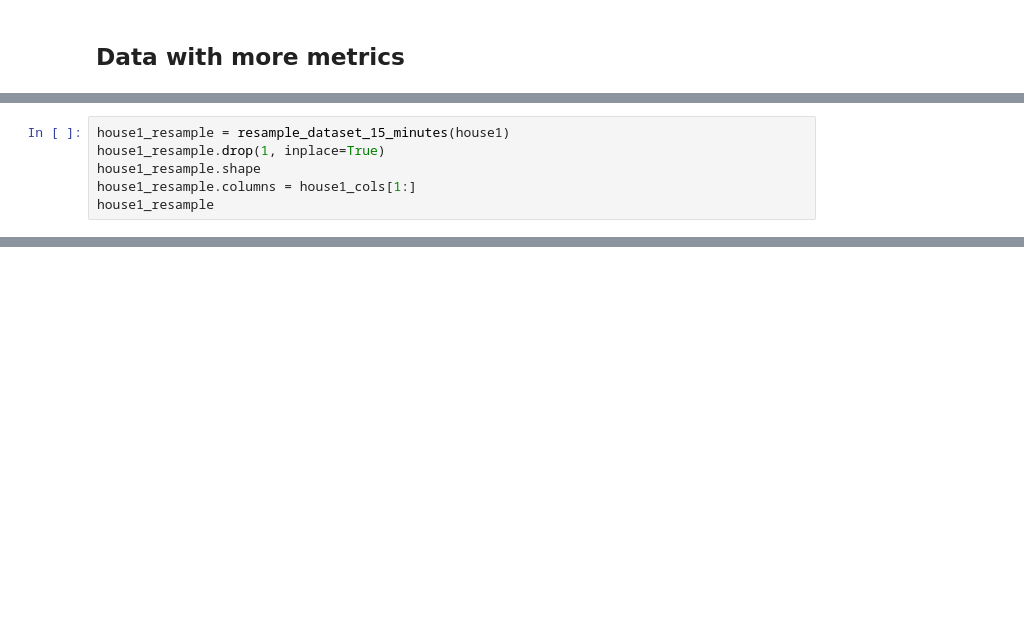
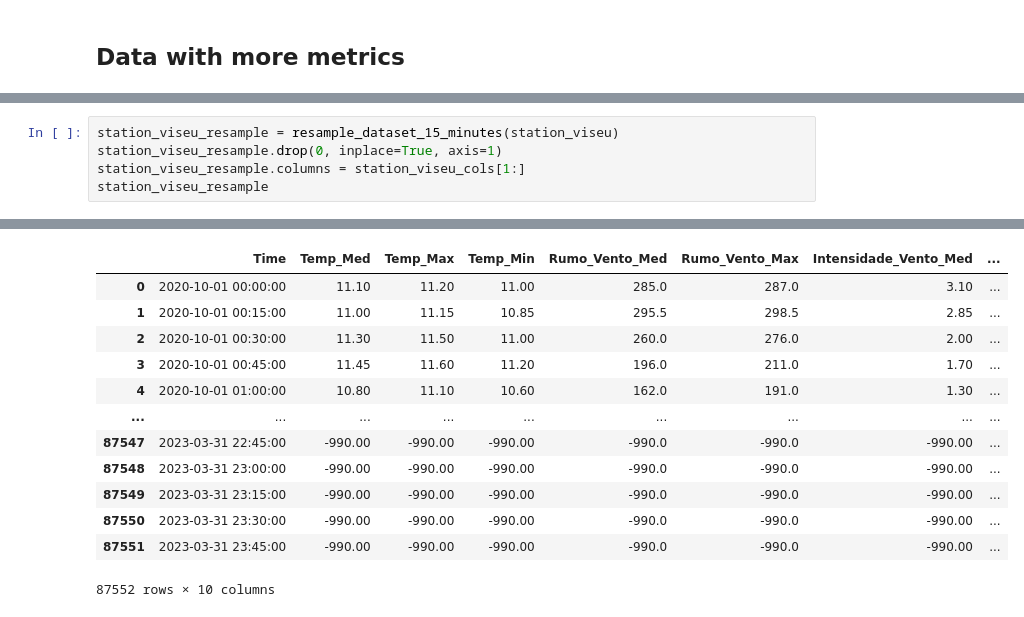
Before and after one commit to franciscomonteiro85/rec-energy-prediction-algorithm, a Jupyter notebook: Dataset_Energy_Weather_Merging.ipynb, the cells around one changed output, grey strips where cells are left out. Drawn from its saved outputs; the diff is of its cells as text; blank space fills up the shorter version.

```diff
--- a/Dataset_Energy_Weather_Merging.ipynb
+++ b/Dataset_Energy_Weather_Merging.ipynb
@@ -193,6 +227,6 @@ print("Negative values:",(house2.values[:,2:] < 0).sum())
 # %%
-house1_resample = resample_dataset_15_minutes(house1)
-house1_resample.drop(1, inplace=True)
-house1_resample.shape
-house1_resample.columns = house1_cols[1:]
-house1_resample
+station_viseu_resample = resample_dataset_15_minutes(station_viseu)
+station_viseu_resample.drop(0, inplace=True, axis=1)
+station_viseu_resample.columns = station_viseu_cols[1:]
+station_viseu_resample
+# %% [output]
@@ -199 +234,14 @@ house1_resample
+|  | Time | Temp_Med | Temp_Max | Temp_Min | Rumo_Vento_Med | Rumo_Vento_Max | Intensidade_Vento_Med | ... |
+| 0 | 2020-10-01 00:00:00 | 11.10 | 11.20 | 11.00 | 285.0 | 287.0 | 3.10 | ... |
+| 1 | 2020-10-01 00:15:00 | 11.00 | 11.15 | 10.85 | 295.5 | 298.5 | 2.85 | ... |
+| 2 | 2020-10-01 00:30:00 | 11.30 | 11.50 | 11.00 | 260.0 | 276.0 | 2.00 | ... |
+| 3 | 2020-10-01 00:45:00 | 11.45 | 11.60 | 11.20 | 196.0 | 211.0 | 1.70 | ... |
+| 4 | 2020-10-01 01:00:00 | 10.80 | 11.10 | 10.60 | 162.0 | 191.0 | 1.30 | ... |
+| ... | ... | ... | ... | ... | ... | ... | ... | ... |
+| 87547 | 2023-03-31 22:45:00 | -990.00 | -990.00 | -990.00 | -990.0 | -990.0 | -990.00 | ... |
+| 87548 | 2023-03-31 23:00:00 | -990.00 | -990.00 | -990.00 | -990.0 | -990.0 | -990.00 | ... |
+| 87549 | 2023-03-31 23:15:00 | -990.00 | -990.00 | -990.00 | -990.0 | -990.0 | -990.00 | ... |
+| 87550 | 2023-03-31 23:30:00 | -990.00 | -990.00 | -990.00 | -990.0 | -990.0 | -990.00 | ... |
+| 87551 | 2023-03-31 23:45:00 | -990.00 | -990.00 | -990.00 | -990.0 | -990.0 | -990.00 | ... |
+87552 rows × 10 columns
 # %%
```
Also changed, not shown: parts of 9 cells of this notebook, 5 other files.
